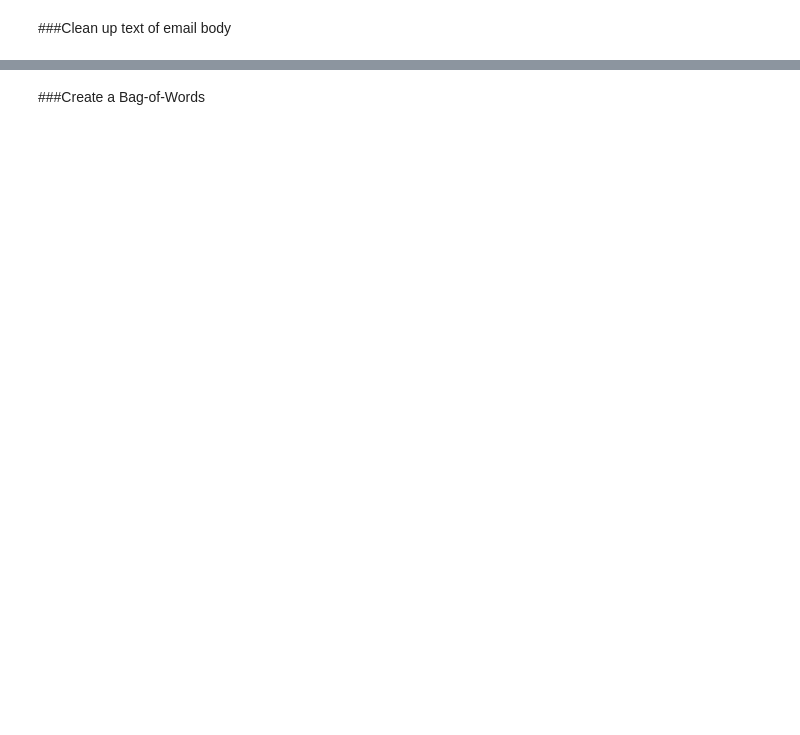
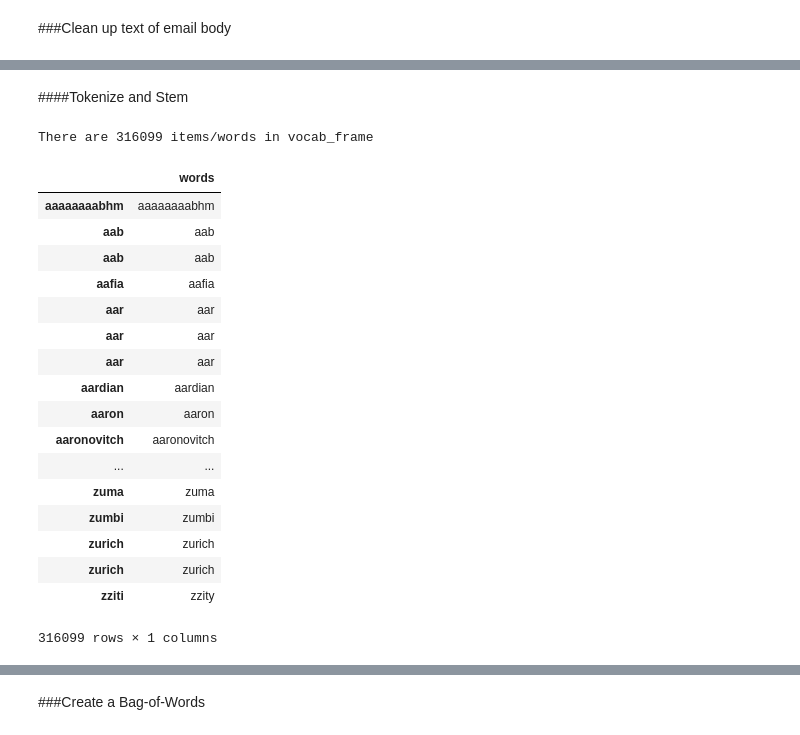
Before and after one commit to sramirez1/hillary_emails_GADAT, a Jupyter notebook: HillaryClintonTopicModelling_draftv1.ipynb, the cells around one changed output, grey strips where cells are left out. Drawn from its saved outputs; the diff is of its cells as text; code cells hidden in the pictures; blank space fills up the shorter version.

Commit message:
Initialize email cleaning

```diff
--- a/HillaryClintonTopicModelling_draftv1.ipynb
+++ b/HillaryClintonTopicModelling_draftv1.ipynb
@@ -15,7 +41,7 @@ from nltk.stem.lancaster import LancasterStemmer
 # %% [markdown]
 ###Setup and Review Sqlite Database
 # %%
-con = sqlite3.connect('database.sqlite')
+con = sqlite3.connect('input/database.sqlite')
 cursor = con.cursor()
 cursor.execute("SELECT name FROM sqlite_master WHERE type='table';")
 [x for x in cursor.fetchall()]
@@ -144,0 +105,60 @@ Cleaning review 6000 of 6742
+# %% [markdown]
+####Tokenize and Stem
+# %%
+def tokenize_and_stem(text):
+    # first tokenize by sentence, then by word to ensure that punctuation is caught as it's own token
+    tokens = [word for sent in nltk.sent_tokenize(text) for word in nltk.word_tokenize(sent)]
+    filtered_tokens = []
+    # filter out any tokens not containing letters (e.g., numeric tokens, raw punctuation)
+    for token in tokens:
+        if re.search('[a-zA-Z]', token):
+            filtered_tokens.append(token)
+    stems = [p_stemmer.stem(t) for t in filtered_tokens]
+    return stems
+
+
+def tokenize_only(text):
+    # first tokenize by sentence, then by word to ensure that punctuation is caught as it's own token
+    tokens = [word.lower() for sent in nltk.sent_tokenize(text) for word in nltk.word_tokenize(sent)]
+    filtered_tokens = []
+    # filter out any tokens not containing letters (e.g., numeric tokens, raw punctuation)
+    for token in tokens:
+        if re.search('[a-zA-Z]', token):
+            filtered_tokens.append(token)
+    return filtered_tokens
+# %%
+#use extend so it's a big flat list of vocab
+totalvocab_stemmed = []
+totalvocab_tokenized = []
+for i in clean_emails:
+    allwords_stemmed = tokenize_and_stem(i) #for each item in 'cleaned_emails', tokenize/stem
+    totalvocab_stemmed.extend(allwords_stemmed) #extend the 'totalvocab_stemmed' list
+
+    allwords_tokenized = tokenize_only(i)
+    totalvocab_tokenized.extend(allwords_tokenized)
+# %%
+vocab_frame = pd.DataFrame({'words': totalvocab_tokenized}, index = totalvocab_stemmed)
+print 'There are ' + str(vocab_frame.shape[0]) + ' items/words in vocab_frame'
+# %% [output]
+There are 316099 items/words in vocab_frame
+# %%
+vocab_frame.sort_values(by=["words"])
+# %% [output]
+|  | words |
+| aaaaaaaabhm | aaaaaaaabhm |
+| aab | aab |
+| aab | aab |
+| aafia | aafia |
+| aar | aar |
+| aar | aar |
+| aar | aar |
+| aardian | aardian |
+| aaron | aaron |
+| aaronovitch | aaronovitch |
+| ... | ... |
+| zuma | zuma |
+| zumbi | zumbi |
+| zurich | zurich |
+| zurich | zurich |
+| zziti | zzity |
+316099 rows × 1 columns
```
Also changed, not shown: parts of 29 cells of this notebook, 2 other files.
